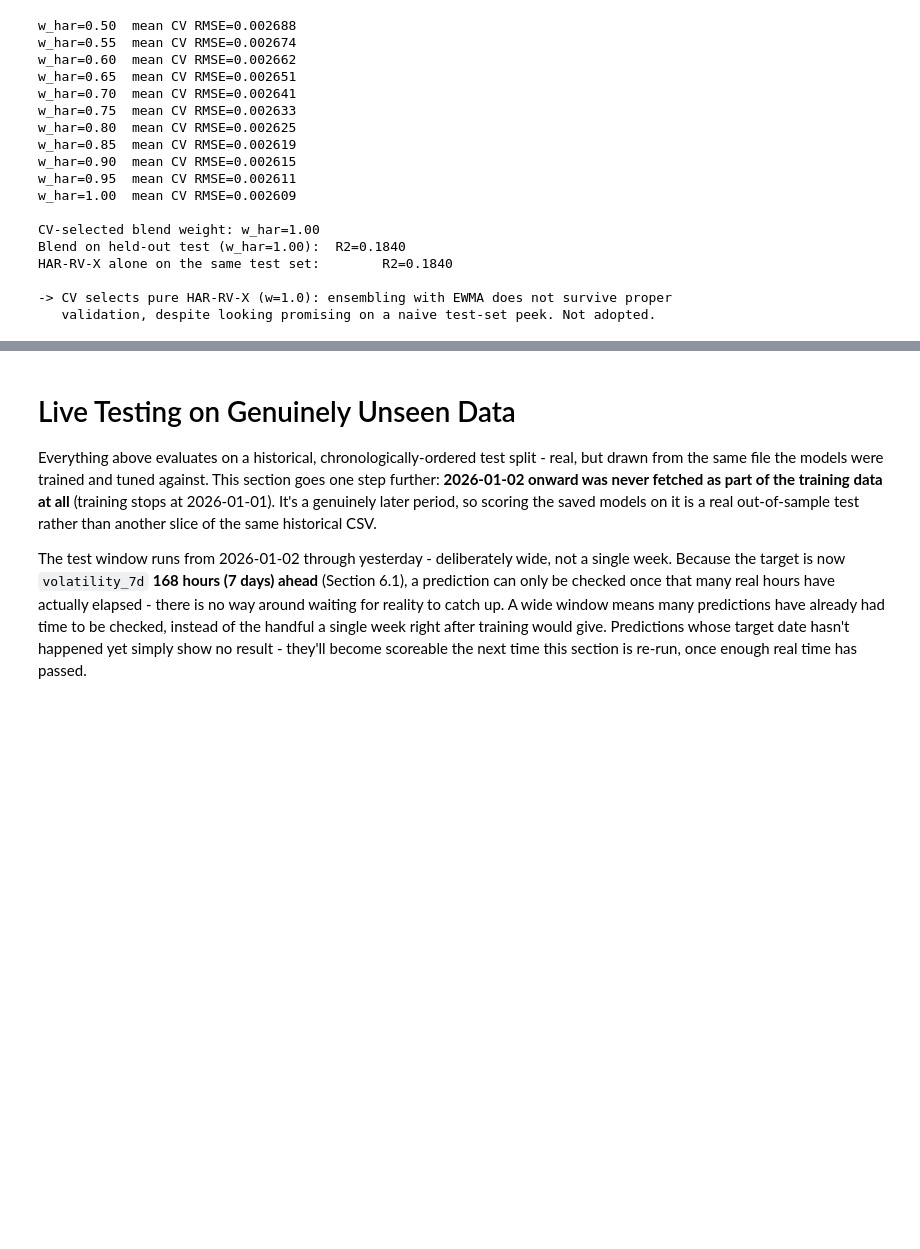
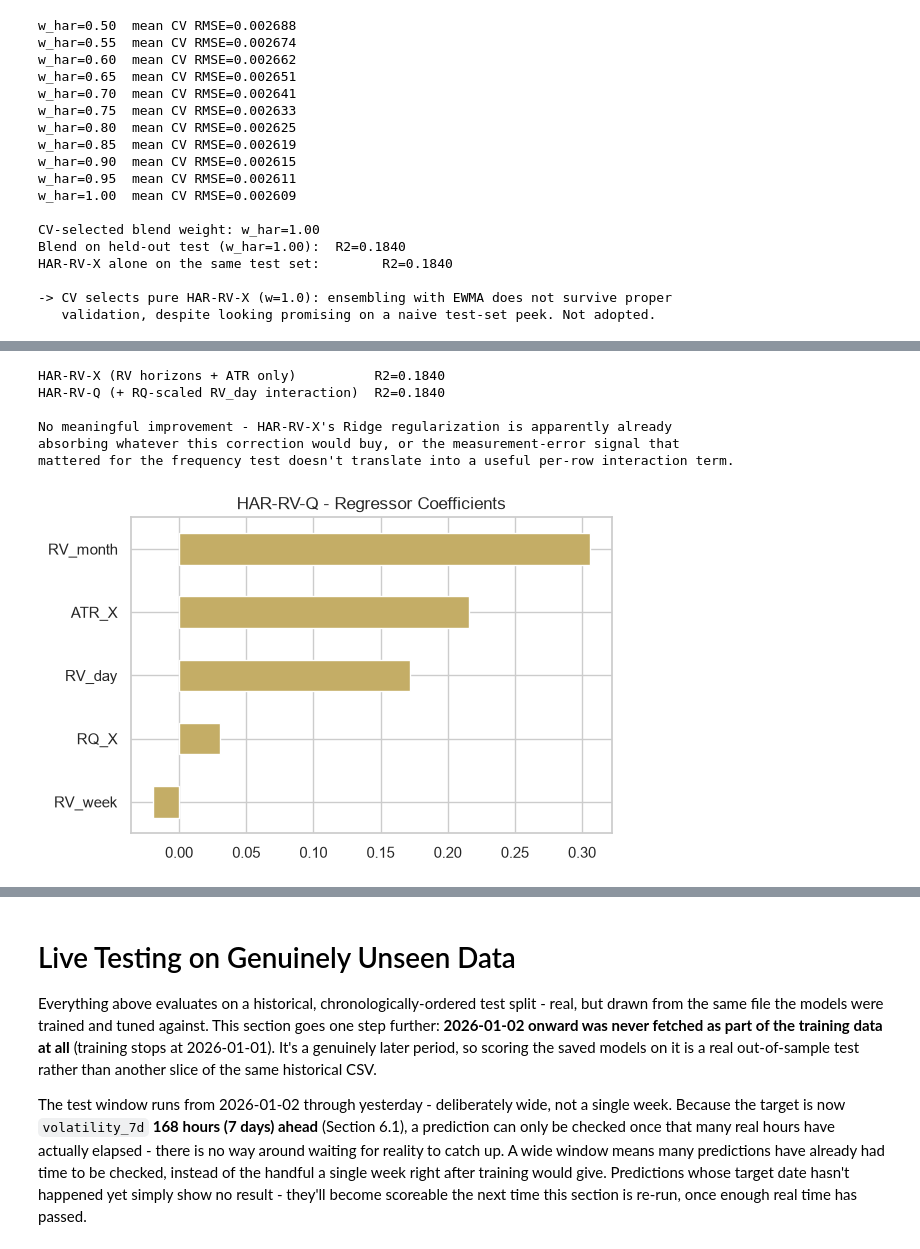
Before and after one commit to mhejairi10/bitcoin-volatility-prediction, a Jupyter notebook: notebooks/capstone-btc-volatility.ipynb, the cells around one changed output, grey strips where cells are left out. Drawn from its saved outputs; the diff is of its cells as text; code cells hidden in the pictures; blank space fills up the shorter version.

```diff
--- a/notebooks/capstone-btc-volatility.ipynb
+++ b/notebooks/capstone-btc-volatility.ipynb
@@ -1041,0 +1183,62 @@ HAR-RV-X alone on the same test set:        R2=0.1840
+# %%
+# Check 6: does correcting for RV_day's own measurement error (via realized quarticity,
+# computed from 5-minute returns) improve on HAR-RV-X?
+five_min = pd.read_csv('data/btc_5min_ohlcv.csv', parse_dates=['Date']).sort_values('Date').reset_index(drop=True)
+five_min['ret_5min'] = five_min['Close'].pct_change().replace([np.inf, -np.inf], np.nan)
+
+BARS_PER_HOUR_5MIN = 12
+RQ_WINDOW = ROLLING_WINDOW * BARS_PER_HOUR_5MIN  # 2016 five-minute bars = the same 168-hour
+                                                   # window volatility_7d itself is computed over
+
+# Realized quarticity (Barndorff-Nielsen & Shephard, 2002): (n/3) * sum(r^4) over the window -
+# a direct estimate of how noisy that window's own realized-volatility measurement was.
+five_min['r4'] = five_min['ret_5min'] ** 4
+five_min['RQ'] = (RQ_WINDOW / 3) * five_min['r4'].rolling(RQ_WINDOW).sum()
+five_min['RQ_sqrt'] = np.sqrt(five_min['RQ'])
+
+# Downsample to BTC's own hourly grid by keeping only on-the-hour timestamps, then align onto
+# df_model's index the same way the ETH spillover check did (by Date, not position).
+rq_hourly = five_min.set_index('Date')['RQ_sqrt']
+rq_x = df_model['Date'].map(rq_hourly)
+rq_x.index = df_model.index
+
+base_r2 = r2_score(har_test['target'], har_x_pred)
+trial_df = har_df.copy()
+# The HAR-RV-Q interaction itself: scale RV_day by how noisy that period's measurement was,
+# rather than adding quarticity as its own independent, unrelated regressor.
+trial_df['RQ_X'] = rq_x.shift(24) * trial_df['RV_day']
+trial_df = trial_df.dropna()
+trial_split = int(len(trial_df) * 0.8)
+tr_train, tr_test = trial_df.iloc[:trial_split], trial_df.iloc[trial_split:]
+cols = har_x_cols + ['RQ_X']
+gs = GridSearchCV(Ridge(random_state=RANDOM_STATE), har_ridge_grid, cv=TimeSeriesSplit(n_splits=5),
+                   scoring='neg_root_mean_squared_error', n_jobs=-1)
+gs.fit(tr_train[cols], tr_train['target'])
+pred = gs.best_estimator_.predict(tr_test[cols])
+harq_r2 = r2_score(tr_test['target'], pred)
+
+print(f"HAR-RV-X (RV horizons + ATR only)          R2={base_r2:.4f}")
+print(f"HAR-RV-Q (+ RQ-scaled RV_day interaction)  R2={harq_r2:.4f}")
+if harq_r2 > base_r2 + 0.005:
+    print(f"\nCorrecting for RV_day's own measurement error improves the fit - the noise the")
+    print(f"5-minute frequency test found in hourly-sampled volatility_7d is real enough to matter")
+    print(f"even without switching the whole pipeline to 5-minute resolution.")
+else:
+    print(f"\nNo meaningful improvement - HAR-RV-X's Ridge regularization is apparently already")
+    print(f"absorbing whatever this correction would buy, or the measurement-error signal that")
+    print(f"mattered for the frequency test doesn't translate into a useful per-row interaction term.")
+
+harq_coef = pd.Series(gs.best_estimator_.coef_, index=cols).sort_values(ascending=False)
+harq_coef.plot(kind='barh', figsize=(6, 4), color='#C4AD66')
+plt.title('HAR-RV-Q - Regressor Coefficients')
+plt.gca().invert_yaxis()
+plt.tight_layout()
+plt.show()
+# %% [output]
+HAR-RV-X (RV horizons + ATR only)          R2=0.1840
+HAR-RV-Q (+ RQ-scaled RV_day interaction)  R2=0.1840
+
+No meaningful improvement - HAR-RV-X's Ridge regularization is apparently already
+absorbing whatever this correction would buy, or the measurement-error signal that
+mattered for the frequency test doesn't translate into a useful per-row interaction term.
+[figure, added]
```
Also changed, not shown: parts of 11 cells of this notebook, 16 other files.
